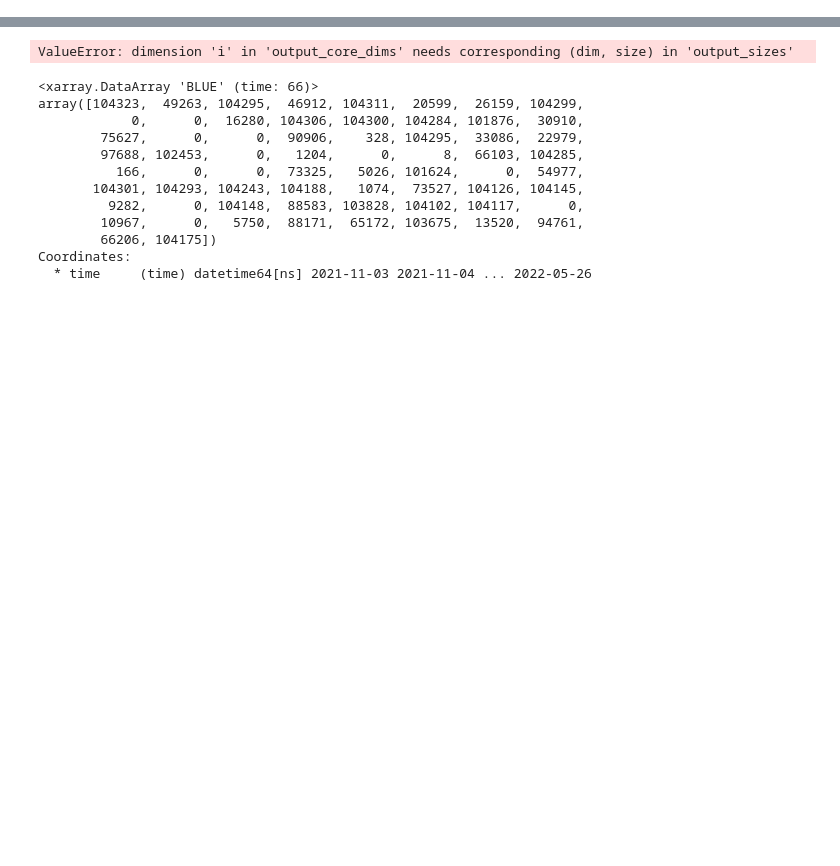
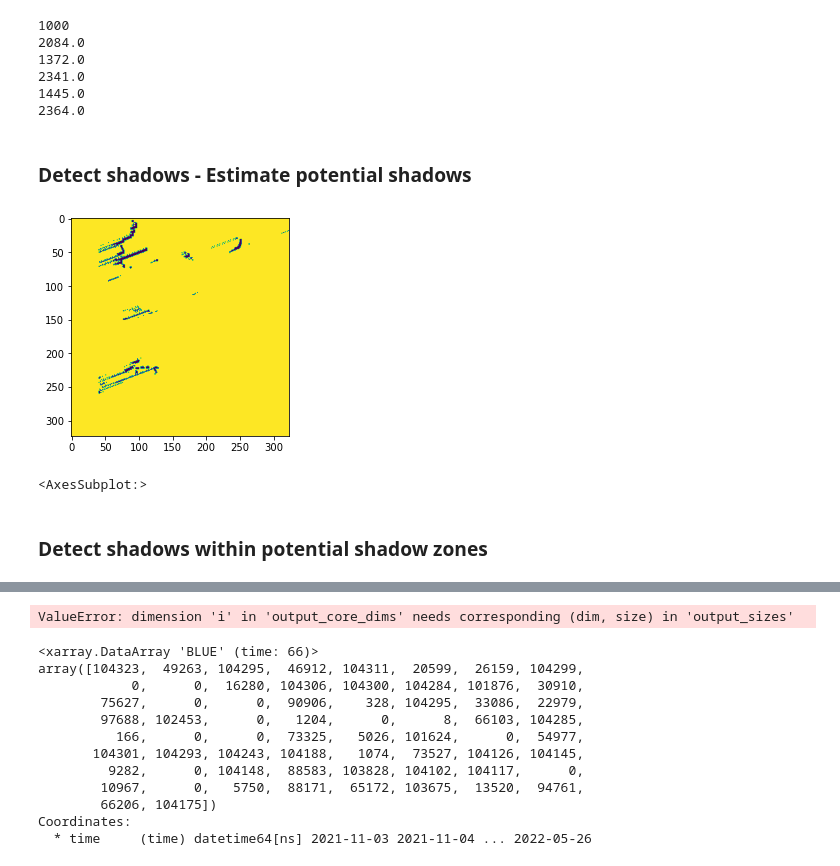
Before and after one commit to kearney-sp/hls_nrt, a Jupyter notebook: ATSA_in_prog.ipynb, the cells around one changed output, grey strips where cells are left out. Saved outputs shown, nothing was run; the diff lists cells and outputs as text; code cells hidden in the pictures; blank space fills up the shorter version.

Commit message:
backup of ATSA progress and gcloud app

```diff
--- a/ATSA_in_prog.ipynb
+++ b/ATSA_in_prog.ipynb
@@ -262,0 +515,53 @@ Data variables:
+# %%
+adjust_T = (Th_initial_xr - b2_range) / (Th_initial_xr + b2_range)
+# refine initial cloud
+ind_ini_cloud = np.logical_and(hot_img <= b2_mean + (adjust_T + atsa_params['A_cloud']) * b2_sd, mask == 2)
+num_miss_cloud = ind_ini_cloud.sum(dim='time')
+mask = xr.where(np.logical_and(
+    np.logical_and(
+        ind_ini_cloud, num_miss_cloud > 0), ind_valid),
+                1, mask)
+
+# Add missed clouds
+ind_cloud = np.logical_and(np.logical_and(hot_img > b2_mean + (adjust_T + atsa_params['A_cloud']) * b2_sd,
+                                          hls_ds['NIR1'] > atsa_params['dn_max'] * 0.1), mask != 3)
+num_cloud = ind_cloud.sum(dim='time')
+mask = xr.where(np.logical_and(
+    np.logical_and(
+        ind_cloud, num_cloud > 0), ind_valid),
+                2, mask)
+
+ind_cloud_lt2 = np.logical_and(hot_img > g_th, mask != 3)
+num_cloud_lt2 = ind_cloud_lt2.sum(dim='time')
+mask = xr.where(np.logical_and(
+    np.logical_and(
+        ind_cloud_lt2, num_cloud_lt2 > 0), ~ind_valid),
+                2, mask)
+# remove isolate cloud pixels by an iterative process
+mask = remove_cloud(2, mask)
+# buffer cloud by a window
+mask = buffer_cloud(mask, atsa_params['buffer'])
+# %% [output]
+1000
+2084.0
+1372.0
+2341.0
+1445.0
+2364.0
+# %% [markdown]
+### Detect shadows - Estimate potential shadows
+# %%
+
+# prep sun angle data
+da_za = (90 - hls_ds['SZA'].mean(dim=['y', 'x']) / 180) * math.pi
+da_aa = (hls_ds['SAA'].mean(dim=['y', 'x']) / 180.0) * math.pi
+
+da_za = da_za.where(~hls_ds['SZA'].isnull().all(dim=['y', 'x']))
+da_aa = da_aa.where(~hls_ds['SZA'].isnull().all(dim=['y', 'x']))
+
+# make sure longest distance (in pixels) is not more that the width/length of the scene
+longest_d = min([atsa_params['longest_d'], hls_ds.x.size, hls_ds.y.size])
+shortest_d = atsa_params['shortest_d']
+
+
+#height = h_low + np.arange(num_int) * 3.0
@@ -262,0 +700,22 @@ Data variables:
+# %%
+shadow_img, shadow_edge = shadow_zone(da_za, da_aa, longest_d, shortest_d, mask, hls_ds)
+# %%
+shadow_img = shadow_img.astype(int)
+shadow_edge = shadow_edge.astype(int)
+# %%
+# overlay possible shadow to cloud mask
+mask2 = mask.copy()
+ind_shadow_all = np.logical_and(shadow_img == 1, mask2 == 1)
+mask2 = xr.where(ind_shadow_all, 0, mask2)
+ind_shadow_edge = np.logical_and(shadow_edge == 99, mask2 == 1)
+mask2 = xr.where(ind_shadow_edge, 99, mask2)
+mask2_old = mask2.copy()
+# buffer possible shadow by 3*3 window
+mask2 = buffer_shadow(mask2, 3, 'buffer1', 0)
+# %%
+show((mask2.isel(time=t).values - mask2_old.isel(time=t).values) == 0)
+# %% [output]
+[figure, added]
+<AxesSubplot:>
+# %% [markdown]
+### Detect shadows within potential shadow zones
```
Also changed, not shown: parts of 87 cells of this notebook, 7 other files.
